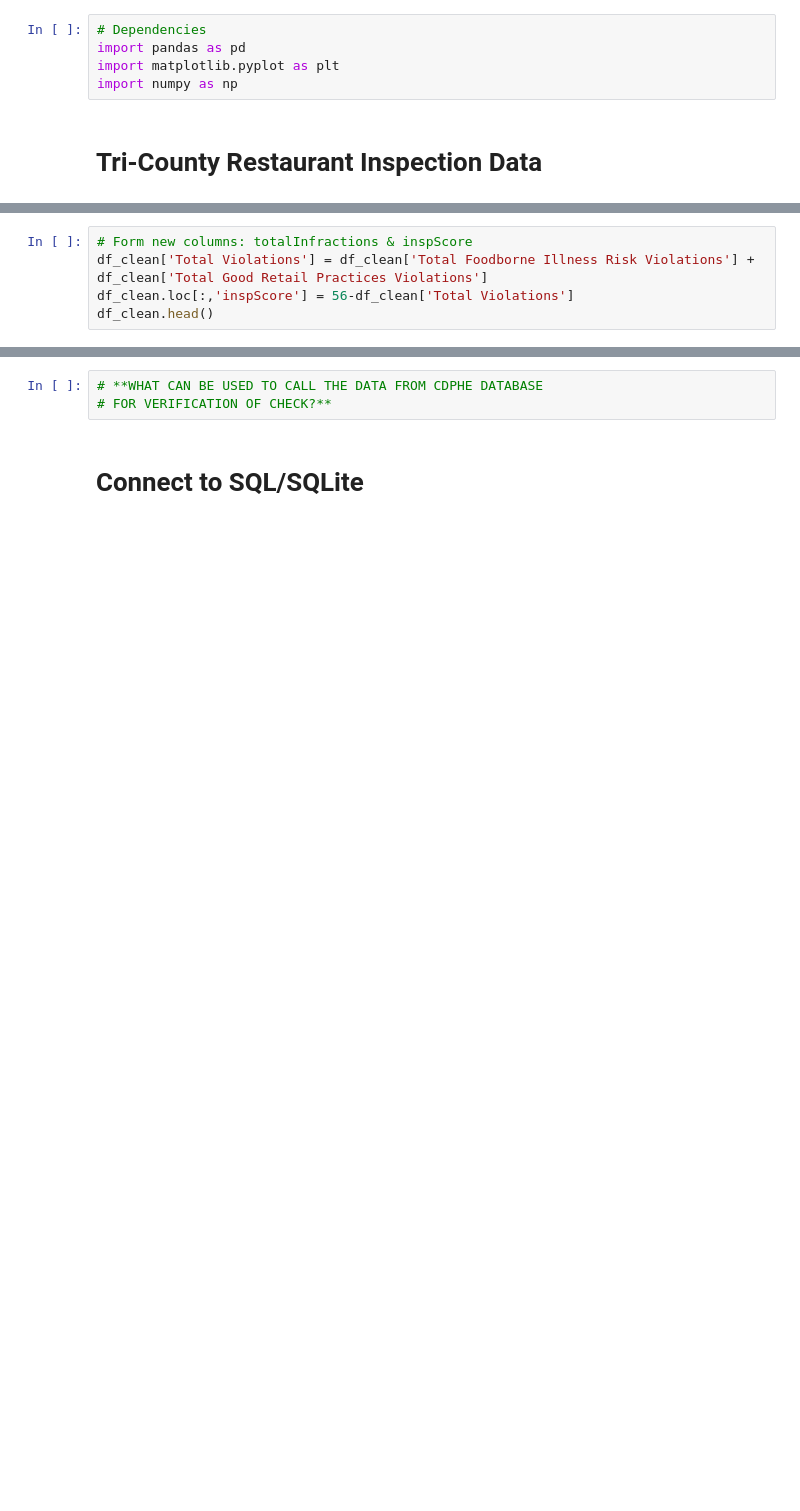
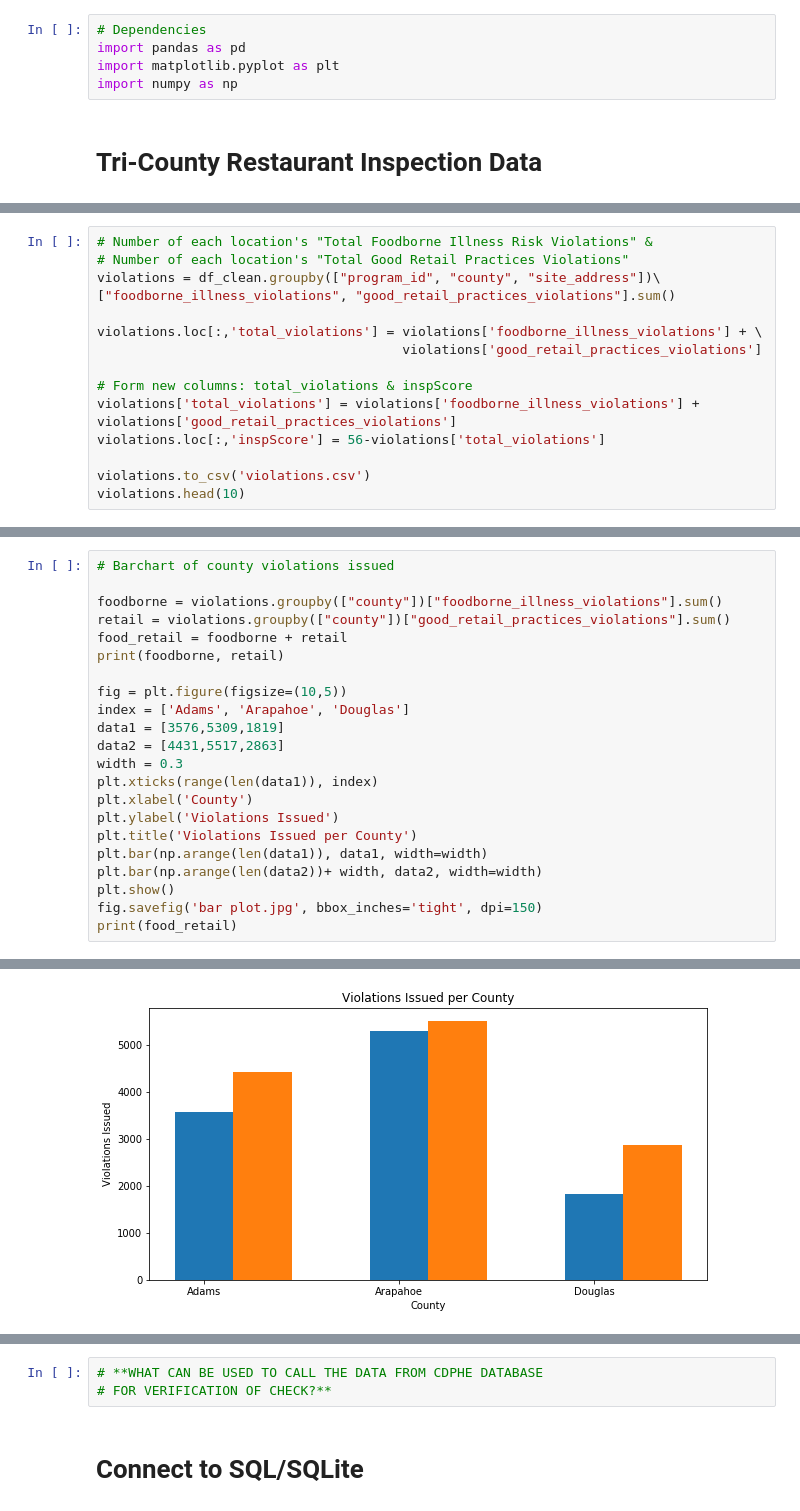
Before and after one commit to Yellowstoner/TriCounty-Restaurant-Inspections, a Jupyter notebook: TriCounty-Restaurant-Inspections.ipynb, the cells around one changed output, grey strips where cells are left out. Saved outputs shown, nothing was run; the diff lists cells and outputs as text; blank space fills up the shorter version.

```diff
--- a/TriCounty-Restaurant-Inspections.ipynb
+++ b/TriCounty-Restaurant-Inspections.ipynb
@@ -53,5 +40,0 @@ df_clean.head()
-# %%
-# Form new columns: totalInfractions & inspScore
-df_clean['Total Violations'] = df_clean['Total Foodborne Illness Risk Violations'] + df_clean['Total Good Retail Practices Violations']
-df_clean.loc[:,'inspScore'] = 56-df_clean['Total Violations']
-df_clean.head()
@@ -146,0 +106,15 @@ Name: Program Identifier, dtype: int64
+# %%
+# Number of each location's "Total Foodborne Illness Risk Violations" &
+# Number of each location's "Total Good Retail Practices Violations"
+violations = df_clean.groupby(["program_id", "county", "site_address"])\
+["foodborne_illness_violations", "good_retail_practices_violations"].sum()
+
+violations.loc[:,'total_violations'] = violations['foodborne_illness_violations'] + \
+                                       violations['good_retail_practices_violations']
+
+# Form new columns: total_violations & inspScore
+violations['total_violations'] = violations['foodborne_illness_violations'] + violations['good_retail_practices_violations']
+violations.loc[:,'inspScore'] = 56-violations['total_violations']
+
+violations.to_csv('violations.csv')
+violations.head(10)
@@ -146,0 +152,23 @@ Name: Program Identifier, dtype: int64
+# %%
+# Barchart of county violations issued
+
+foodborne = violations.groupby(["county"])["foodborne_illness_violations"].sum()
+retail = violations.groupby(["county"])["good_retail_practices_violations"].sum()
+food_retail = foodborne + retail
+print(foodborne, retail)
+
+fig = plt.figure(figsize=(10,5))
+index = ['Adams', 'Arapahoe', 'Douglas']
+data1 = [3576,5309,1819]
+data2 = [4431,5517,2863]
+width = 0.3
+plt.xticks(range(len(data1)), index)
+plt.xlabel('County')
+plt.ylabel('Violations Issued')
+plt.title('Violations Issued per County')
+plt.bar(np.arange(len(data1)), data1, width=width)
+plt.bar(np.arange(len(data2))+ width, data2, width=width)
+plt.show()
+fig.savefig('bar plot.jpg', bbox_inches='tight', dpi=150)
+print(food_retail)
+# %% [output]
@@ -146,0 +184 @@ Name: Program Identifier, dtype: int64
+[figure, added]
```
Also changed, not shown: parts of 33 cells of this notebook, 12 other files.
